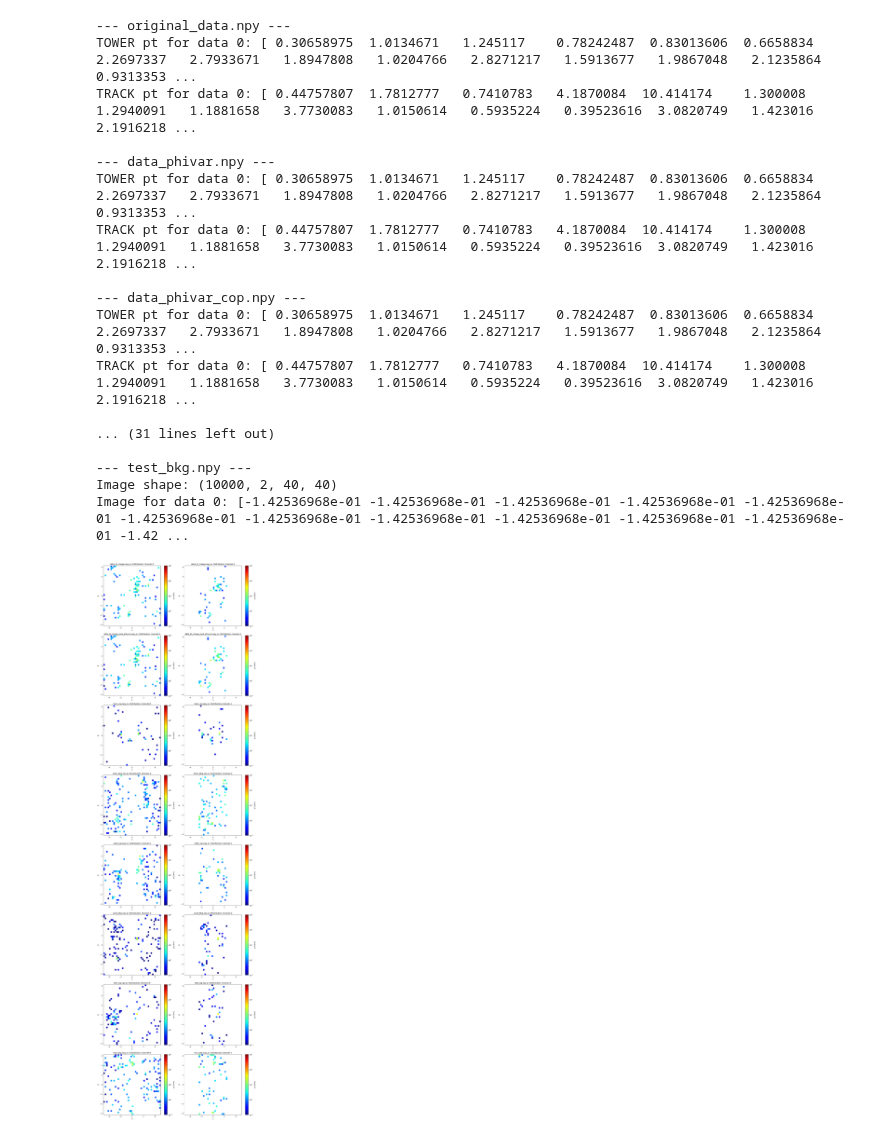
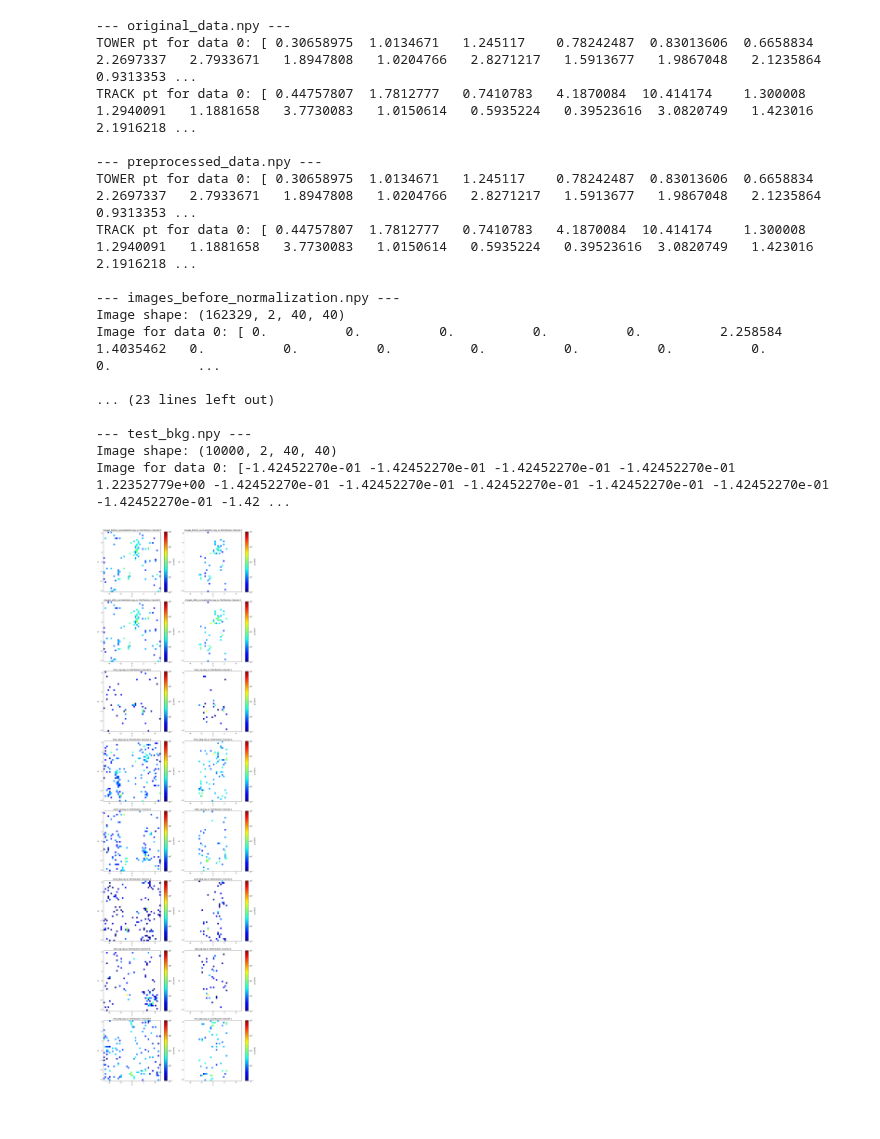
Before and after one commit to maplexgitx0302/NTUHEPML-CWoLa, a Jupyter notebook: notebooks/main_tf_to_npy.ipynb, the cells around one changed output. Cells and saved outputs as stored; diff of their text form; code cells hidden in the pictures.

Commit message:
preprocessing before excluding decay information

```diff
--- a/notebooks/main_tf_to_npy.ipynb
+++ b/notebooks/main_tf_to_npy.ipynb
@@ -466,51 +482,51 @@ Seed set to 23
 '''Read non-image data'''
 data_index = 0  # change the data index here (0~N-1)
 
-for npy_file in ['original_data.npy', 'data_phivar.npy', 'data_phivar_cop.npy', 'data_phivar_cop_flip.npy']:
+for npy_file in ['original_data.npy', 'preprocessed_data.npy']:
     data = np.load(npy_path / npy_file, allow_pickle=True).item()
     print(f'\n--- {npy_file} ---')
     print(f'TOWER pt for data {data_index}:', data['TOWER']['pt'][data_index])
     print(f'TRACK pt for data {data_index}:', data['TRACK']['pt'][data_index])
     # print(f'PHOTON pt for data {data_index}:', data['PHOTON']['pt'][data_index])
 
-image_npy_list = ['data_to_image.npy', 'data_to_image_and_ptnorm.npy', 'train_sig.npy', 'train_bkg.npy', 'valid_sig.npy', 'valid_bkg.npy', 'test_sig.npy', 'test_bkg.npy']
+image_npy_list = ['images_before_normalization.npy', 'images_after_normalization.npy', 'train_sig.npy', 'train_bkg.npy', 'valid_sig.npy', 'valid_bkg.npy', 'test_sig.npy', 'test_bkg.npy']
 fig, axs = plt.subplots(len(image_npy_list), 2, figsize=(14, 6 * len(image_npy_list)))
 grid_size = 40
 phi_bins = np.linspace(-np.pi, np.pi, grid_size + 1)
 eta_bins = np.linspace(-5, 5, grid_size + 1)
 for i, npy_file in enumerate(image_npy_list):
     data = np.load(npy_path / npy_file)
     image = data[data_index]
     print(f'\n--- {npy_file} ---')
     print('Image shape:', data.shape)
     print(f'Image for data {data_index}:', image.ravel())
 
     for j, channel in enumerate(image):
         data_masked = np.ma.masked_where(channel == 0, channel)
         c = axs[i][j].pcolormesh(eta_bins, phi_bins, data_masked, norm=LogNorm(vmin=0.1, vmax=1e3), cmap='jet')
         axs[i][j].set_xlabel(r'$\eta$')
         axs[i][j].set_ylabel(r'$\phi$')
         axs[i][j].set_title(f"{npy_file} $p_T$ Distribution channel-{j}")
         fig.colorbar(c, ax=axs[i][j], label=r'$p_T$ [GeV]')
 
 plt.tight_layout()
 plt.show()
 # %% [output]
 --- original_data.npy ---
 TOWER pt for data 0: [ 0.30658975  1.0134671   1.245117    0.78242487  0.83013606  0.6658834   2.2697337   2.7933671   1.8947808   1.0204766   2.8271217   1.5913677   1.9867048   2.1235864   0.9313353 ...
 TRACK pt for data 0: [ 0.44757807  1.7812777   0.7410783   4.1870084  10.414174    1.300008    1.2940091   1.1881658   3.7730083   1.0150614   0.5935224   0.39523616  3.0820749   1.423016    2.1916218 ...
 
---- data_phivar.npy ---
+--- preprocessed_data.npy ---
 TOWER pt for data 0: [ 0.30658975  1.0134671   1.245117    0.78242487  0.83013606  0.6658834   2.2697337   2.7933671   1.8947808   1.0204766   2.8271217   1.5913677   1.9867048   2.1235864   0.9313353 ...
 TRACK pt for data 0: [ 0.44757807  1.7812777   0.7410783   4.1870084  10.414174    1.300008    1.2940091   1.1881658   3.7730083   1.0150614   0.5935224   0.39523616  3.0820749   1.423016    2.1916218 ...
 
---- data_phivar_cop.npy ---
-TOWER pt for data 0: [ 0.30658975  1.0134671   1.245117    0.78242487  0.83013606  0.6658834   2.2697337   2.7933671   1.8947808   1.0204766   2.8271217   1.5913677   1.9867048   2.1235864   0.9313353 ...
-TRACK pt for data 0: [ 0.44757807  1.7812777   0.7410783   4.1870084  10.414174    1.300008    1.2940091   1.1881658   3.7730083   1.0150614   0.5935224   0.39523616  3.0820749   1.423016    2.1916218 ...
+--- images_before_normalization.npy ---
+Image shape: (162329, 2, 40, 40)
+Image for data 0: [ 0.          0.          0.          0.          0.          2.258584    1.4035462   0.          0.          0.          0.          0.          0.          0.          0.           ...
 
-... (31 lines left out)
+... (23 lines left out)
 
 --- test_bkg.npy ---
 Image shape: (10000, 2, 40, 40)
-Image for data 0: [-1.42536968e-01 -1.42536968e-01 -1.42536968e-01 -1.42536968e-01 -1.42536968e-01 -1.42536968e-01 -1.42536968e-01 -1.42536968e-01 -1.42536968e-01 -1.42536968e-01 -1.42536968e-01 -1.42 ...
+Image for data 0: [-1.42452270e-01 -1.42452270e-01 -1.42452270e-01 -1.42452270e-01  1.22352779e+00 -1.42452270e-01 -1.42452270e-01 -1.42452270e-01 -1.42452270e-01 -1.42452270e-01 -1.42452270e-01 -1.42 ...
-[figure, old version]
+[figure, new version]
```
Also changed, not shown: parts of 3 cells of this notebook, 3 other files.
